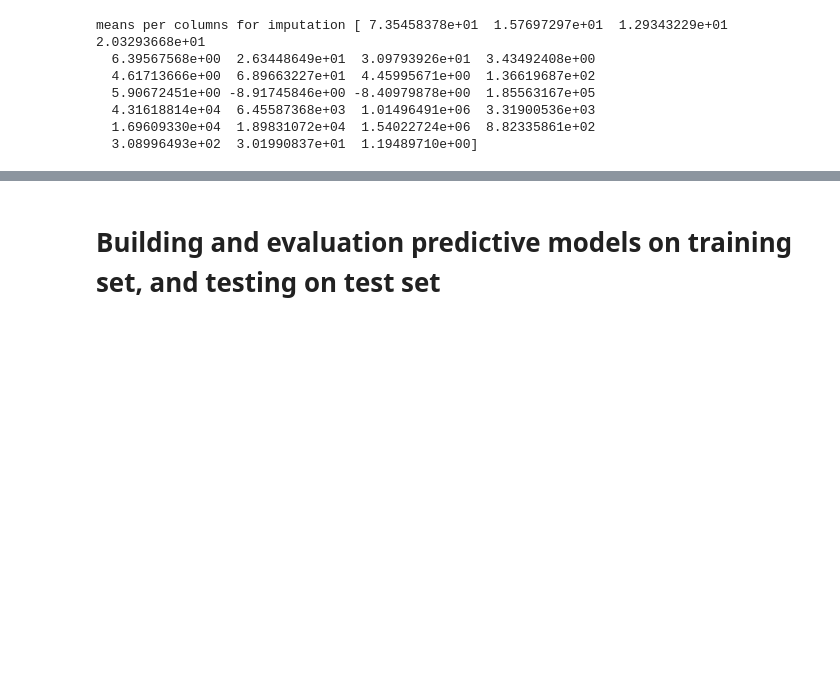
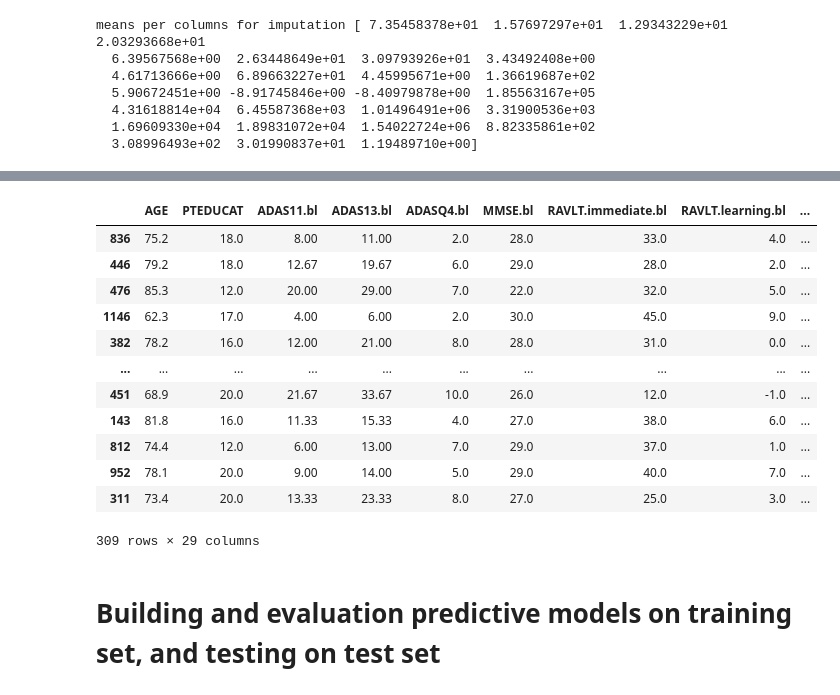
Before and after one commit to CharlotteZepeda/DP-Mini-Project, a Jupyter notebook: data+plotting.ipynb, the cells around one changed output, grey strips where cells are left out. Cells and saved outputs as stored; diff of their text form; code cells hidden in the pictures; blank space fills up the shorter version.

```diff
--- a/data+plotting.ipynb
+++ b/data+plotting.ipynb
@@ -1363,3 +1387,19 @@ Xtest=Xtest_numeric_tr.join(Xtest_cat_cols)
+# %%
+pd.DataFrame(Xtest)
+# %% [output]
+|  | AGE | PTEDUCAT | ADAS11.bl | ADAS13.bl | ADASQ4.bl | MMSE.bl | RAVLT.immediate.bl | RAVLT.learning.bl | ... |
+| 836 | 75.2 | 18.0 | 8.00 | 11.00 | 2.0 | 28.0 | 33.0 | 4.0 | ... |
+| 446 | 79.2 | 18.0 | 12.67 | 19.67 | 6.0 | 29.0 | 28.0 | 2.0 | ... |
+| 476 | 85.3 | 12.0 | 20.00 | 29.00 | 7.0 | 22.0 | 32.0 | 5.0 | ... |
+| 1146 | 62.3 | 17.0 | 4.00 | 6.00 | 2.0 | 30.0 | 45.0 | 9.0 | ... |
+| 382 | 78.2 | 16.0 | 12.00 | 21.00 | 8.0 | 28.0 | 31.0 | 0.0 | ... |
+| ... | ... | ... | ... | ... | ... | ... | ... | ... | ... |
+| 451 | 68.9 | 20.0 | 21.67 | 33.67 | 10.0 | 26.0 | 12.0 | -1.0 | ... |
+| 143 | 81.8 | 16.0 | 11.33 | 15.33 | 4.0 | 27.0 | 38.0 | 6.0 | ... |
+| 812 | 74.4 | 12.0 | 6.00 | 13.00 | 7.0 | 29.0 | 37.0 | 1.0 | ... |
+| 952 | 78.1 | 20.0 | 9.00 | 14.00 | 5.0 | 29.0 | 40.0 | 7.0 | ... |
+| 311 | 73.4 | 20.0 | 13.33 | 23.33 | 8.0 | 27.0 | 25.0 | 3.0 | ... |
+309 rows × 29 columns
 # %% [markdown]
 # Building and evaluation predictive models on training set, and testing on test set
 # %%
```
Also changed, not shown: parts of 13 cells of this notebook.
